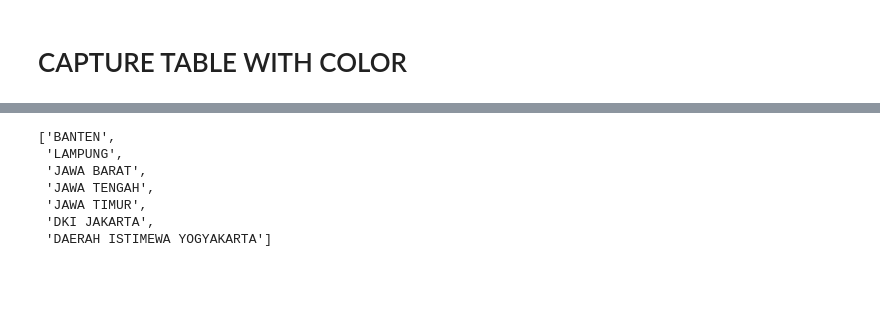
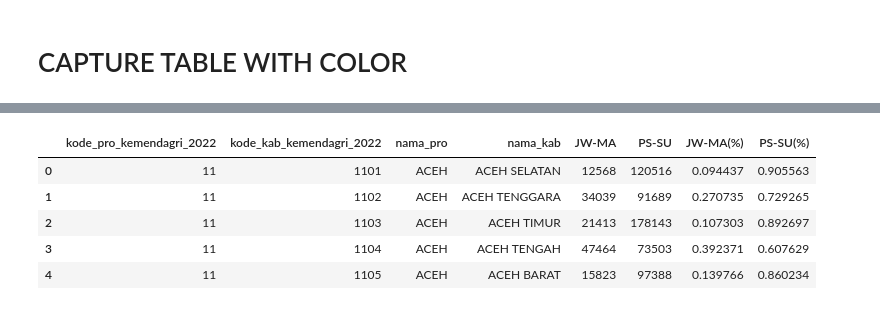
Before and after one commit to AgungPrawoto13/script_python, a Jupyter notebook: capture_data.ipynb, the cells around one changed output, grey strips where cells are left out. Saved outputs shown, nothing was run; the diff lists cells and outputs as text; code cells hidden in the pictures; blank space fills up the shorter version.

Commit message:
capture per provinsi selesai

```diff
--- a/capture_data.ipynb
+++ b/capture_data.ipynb
@@ -213,14 +181,15 @@ partai['nama_provinsi'].unique().tolist()
-# %%
-columns = partai.columns.to_list()
-kabupaten = partai['Kabupaten/Kota'].unique().tolist()
-provinsi = ['BANTEN','LAMPUNG','JAWA BARAT','JAWA TENGAH','JAWA TIMUR','DKI JAKARTA','DAERAH ISTIMEWA YOGYAKARTA']
-#provinsi = ['BANTEN']
-provinsi
-# %% [output]
-['BANTEN',
- 'LAMPUNG',
- 'JAWA BARAT',
- 'JAWA TENGAH',
- 'JAWA TIMUR',
- 'DKI JAKARTA',
- 'DAERAH ISTIMEWA YOGYAKARTA']
+# %%
+file_dpr_ri = '../request_mas_zima/capture_prioritas/0112022_2019_pers_suara_dpr_ri_kab.csv'
+file_pilpres = '../request_mas_zima/capture_prioritas/0111012_2019_suara_pilpres_kab.csv'
+
+pileg = pd.read_csv(file_dpr_ri)
+pilpres = pd.read_csv(file_pilpres)
+
+pilpres.head()
+# %% [output]
+|  | kode_pro_kemendagri_2022 | kode_kab_kemendagri_2022 | nama_pro | nama_kab | JW-MA | PS-SU | JW-MA(%) | PS-SU(%) |
+| 0 | 11 | 1101 | ACEH | ACEH SELATAN | 12568 | 120516 | 0.094437 | 0.905563 |
+| 1 | 11 | 1102 | ACEH | ACEH TENGGARA | 34039 | 91689 | 0.270735 | 0.729265 |
+| 2 | 11 | 1103 | ACEH | ACEH TIMUR | 21413 | 178143 | 0.107303 | 0.892697 |
+| 3 | 11 | 1104 | ACEH | ACEH TENGAH | 47464 | 73503 | 0.392371 | 0.607629 |
+| 4 | 11 | 1105 | ACEH | ACEH BARAT | 15823 | 97388 | 0.139766 | 0.860234 |
```
Also changed, not shown: parts of 14 cells of this notebook.
